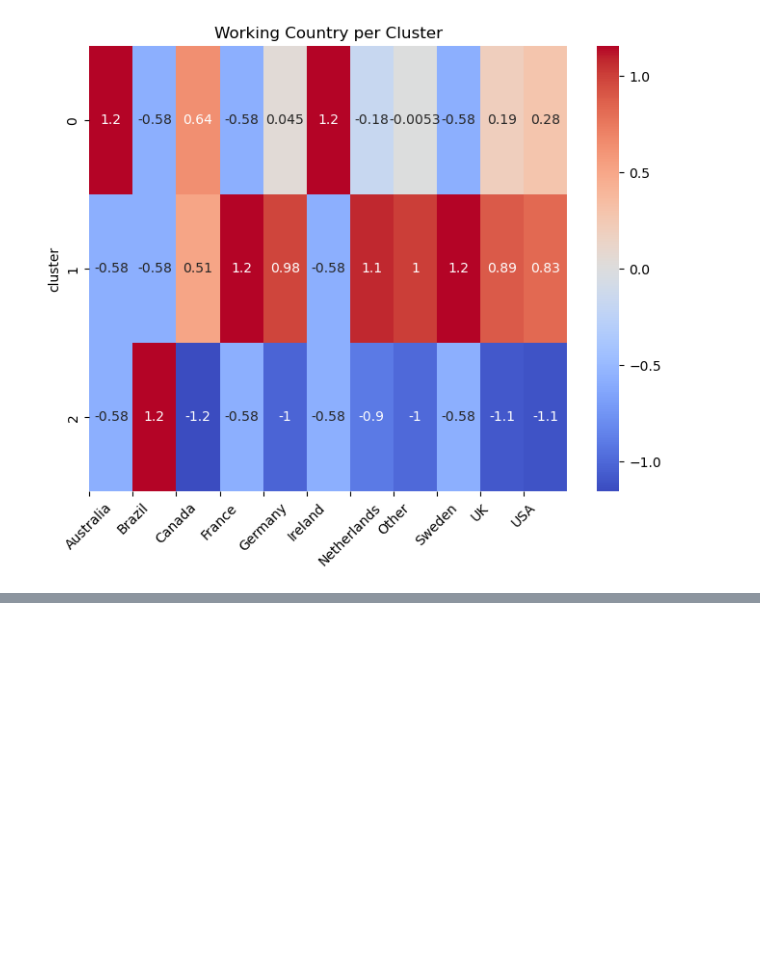
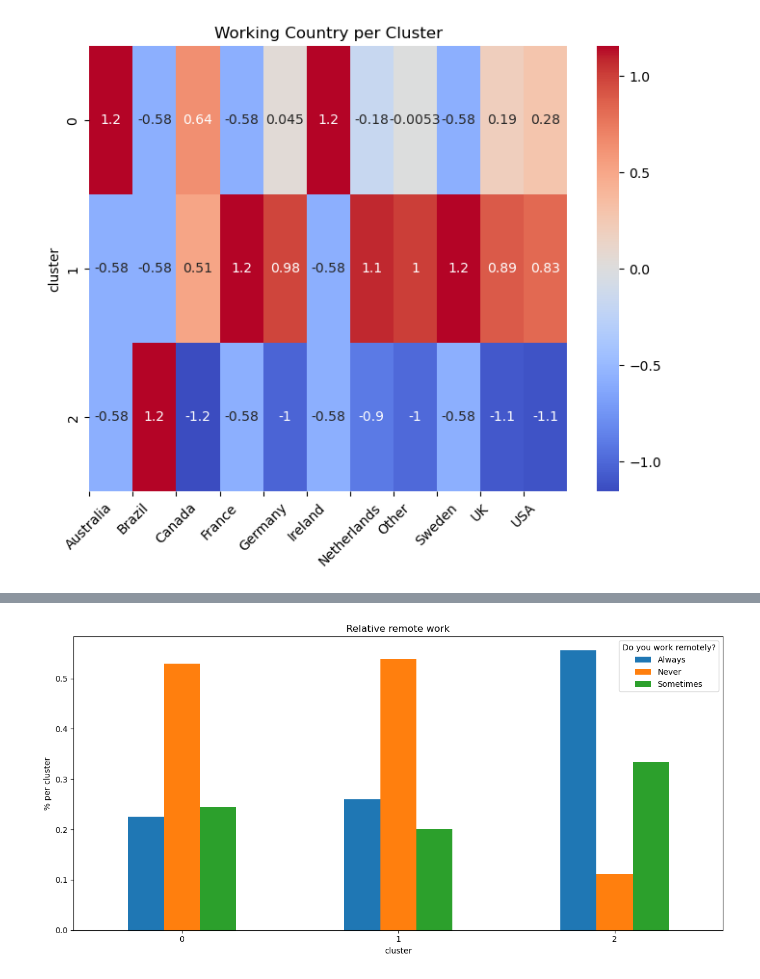
Before and after one commit to thedawid999/Health-Analysis, a Jupyter notebook: code/3_training.ipynb, the cells around one changed output, grey strips where cells are left out. Drawn from its saved outputs; the diff is of its cells as text; code cells hidden in the pictures; blank space fills up the shorter version.

```diff
--- a/code/3_training.ipynb
+++ b/code/3_training.ipynb
@@ -312,0 +431,24 @@ plt.show()
+# %%
+### Remote Work?
+counts = df_unscaled.groupby(
+    ["cluster", "Do you work remotely?"]
+).size().reset_index(name="count")
+
+pivot = counts.pivot(
+    index="cluster",
+    columns="Do you work remotely?",
+    values="count"
+)
+
+# standardize the values (sum of each cluster = 1)
+pivot_ratio = pivot.div(pivot.sum(axis=1), axis=0)
+
+pivot_ratio.plot(kind="bar", figsize=(12,6))
+plt.ylabel("% per cluster")
+plt.title("Relative remote work")
+plt.xticks(rotation=0)
+plt.tight_layout()
+plt.savefig("relative_remote_work.png", dpi=300, bbox_inches="tight")
+plt.show()
+# %% [output]
+[figure, added]
```
Also changed, not shown: parts of 12 cells of this notebook, 25 other files.
